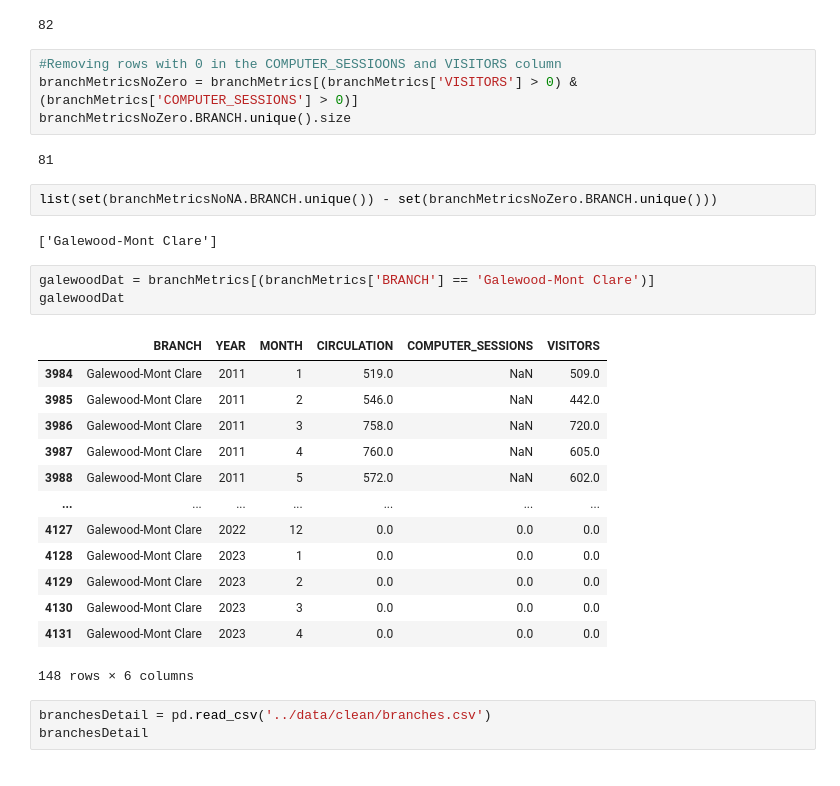
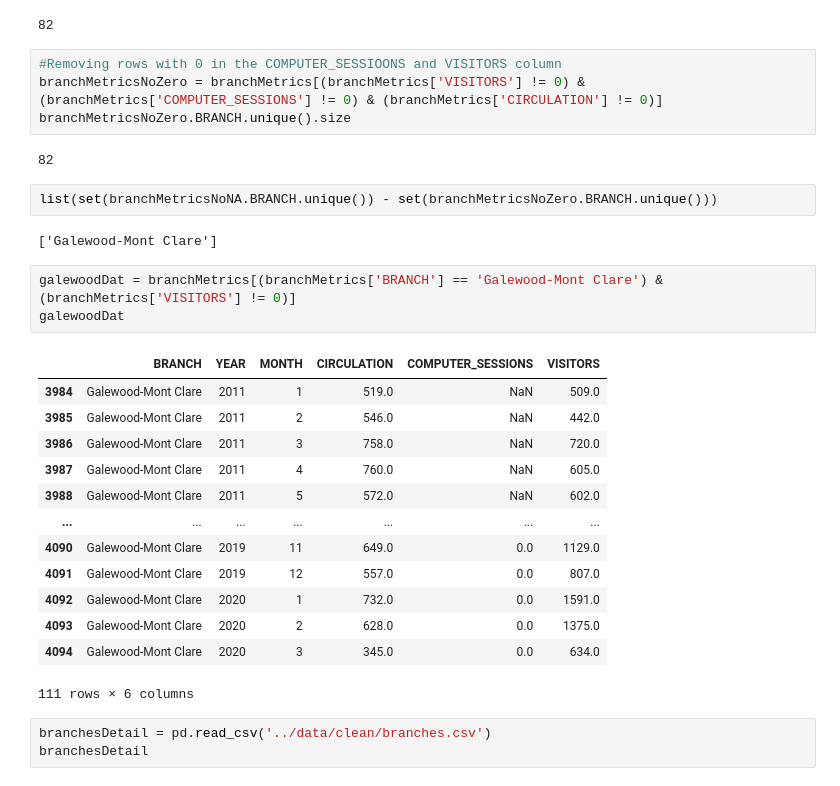
Before and after one commit to uchicago-dsi/cpl_project, a Jupyter notebook: can-summer-2023/notebooks/librarySize_abby.ipynb, the cells around one changed output. Saved outputs shown, nothing was run; the diff lists cells and outputs as text.

```diff
--- a/can-summer-2023/notebooks/librarySize_abby.ipynb
+++ b/can-summer-2023/notebooks/librarySize_abby.ipynb
@@ -30,31 +30,31 @@ branchMetricsNoNA.BRANCH.unique().size
 82
 # %%
 #Removing rows with 0 in the COMPUTER_SESSIOONS and VISITORS column
-branchMetricsNoZero = branchMetrics[(branchMetrics['VISITORS'] > 0) & (branchMetrics['COMPUTER_SESSIONS'] > 0)]
+branchMetricsNoZero = branchMetrics[(branchMetrics['VISITORS'] != 0) & (branchMetrics['COMPUTER_SESSIONS'] != 0) & (branchMetrics['CIRCULATION'] != 0)]
 branchMetricsNoZero.BRANCH.unique().size
 # %% [output]
-81
+82
 # %%
 list(set(branchMetricsNoNA.BRANCH.unique()) - set(branchMetricsNoZero.BRANCH.unique()))
 # %% [output]
 ['Galewood-Mont Clare']
 # %%
-galewoodDat = branchMetrics[(branchMetrics['BRANCH'] == 'Galewood-Mont Clare')]
+galewoodDat = branchMetrics[(branchMetrics['BRANCH'] == 'Galewood-Mont Clare') & (branchMetrics['VISITORS'] != 0)]
 galewoodDat
 # %% [output]
 |  | BRANCH | YEAR | MONTH | CIRCULATION | COMPUTER_SESSIONS | VISITORS |
 | 3984 | Galewood-Mont Clare | 2011 | 1 | 519.0 | NaN | 509.0 |
 | 3985 | Galewood-Mont Clare | 2011 | 2 | 546.0 | NaN | 442.0 |
 | 3986 | Galewood-Mont Clare | 2011 | 3 | 758.0 | NaN | 720.0 |
 | 3987 | Galewood-Mont Clare | 2011 | 4 | 760.0 | NaN | 605.0 |
 | 3988 | Galewood-Mont Clare | 2011 | 5 | 572.0 | NaN | 602.0 |
 | ... | ... | ... | ... | ... | ... | ... |
-| 4127 | Galewood-Mont Clare | 2022 | 12 | 0.0 | 0.0 | 0.0 |
-| 4128 | Galewood-Mont Clare | 2023 | 1 | 0.0 | 0.0 | 0.0 |
-| 4129 | Galewood-Mont Clare | 2023 | 2 | 0.0 | 0.0 | 0.0 |
-| 4130 | Galewood-Mont Clare | 2023 | 3 | 0.0 | 0.0 | 0.0 |
-| 4131 | Galewood-Mont Clare | 2023 | 4 | 0.0 | 0.0 | 0.0 |
+| 4090 | Galewood-Mont Clare | 2019 | 11 | 649.0 | 0.0 | 1129.0 |
+| 4091 | Galewood-Mont Clare | 2019 | 12 | 557.0 | 0.0 | 807.0 |
+| 4092 | Galewood-Mont Clare | 2020 | 1 | 732.0 | 0.0 | 1591.0 |
+| 4093 | Galewood-Mont Clare | 2020 | 2 | 628.0 | 0.0 | 1375.0 |
+| 4094 | Galewood-Mont Clare | 2020 | 3 | 345.0 | 0.0 | 634.0 |
-148 rows × 6 columns
+111 rows × 6 columns
 # %%
 branchesDetail = pd.read_csv('../data/clean/branches.csv')
 branchesDetail
```
Also changed, not shown: parts of 16 cells of this notebook.
